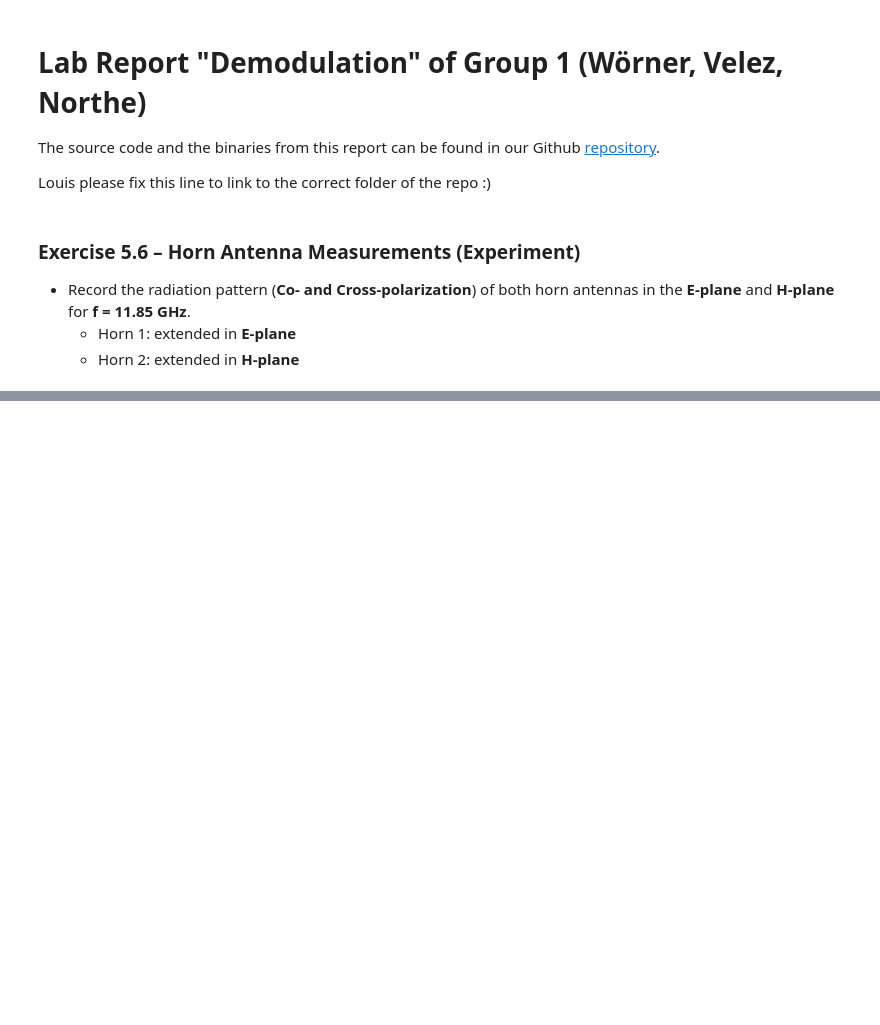
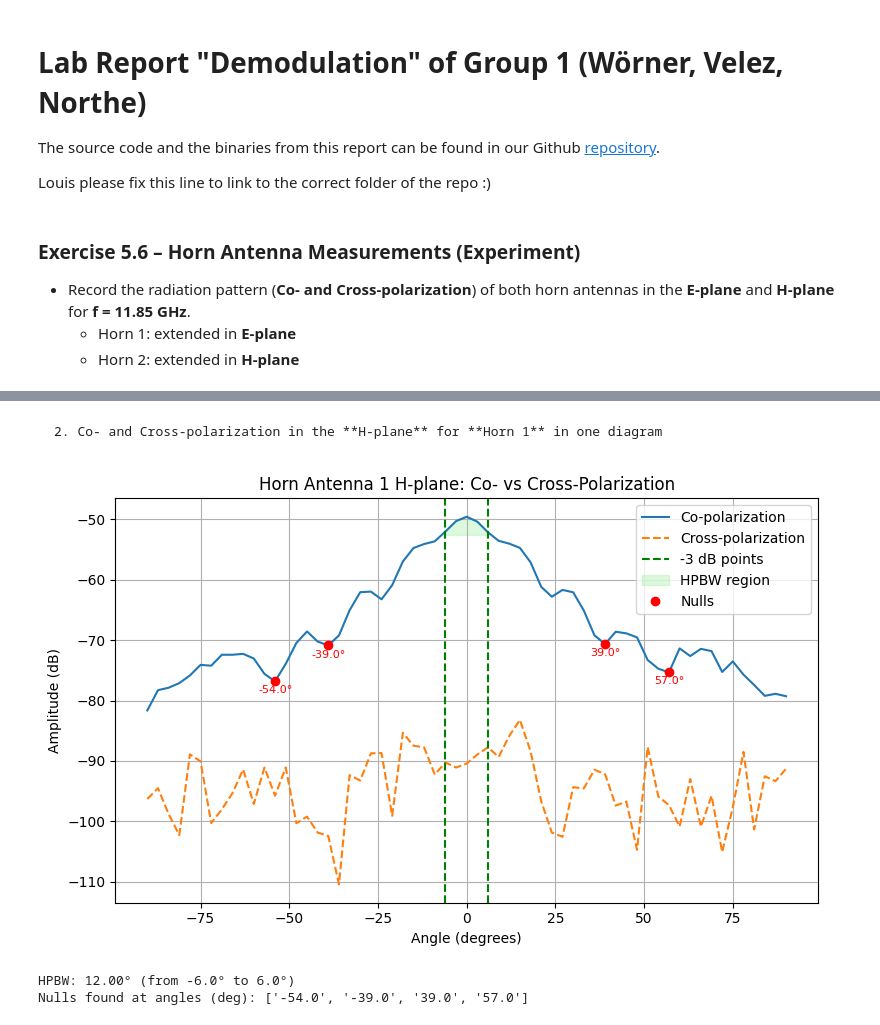
Before and after one commit to NortheLo/Microwave_Eng_Lab, a Jupyter notebook: Lab5_Antennas/Lab5_Antennas_Group1.ipynb, the cells around one changed output, grey strips where cells are left out. Saved outputs shown, nothing was run; the diff lists cells and outputs as text; code cells hidden in the pictures; blank space fills up the shorter version.

```diff
--- a/Lab5_Antennas/Lab5_Antennas_Group1.ipynb
+++ b/Lab5_Antennas/Lab5_Antennas_Group1.ipynb
@@ -89,0 +129,13 @@ plt.show()
+# %% [markdown]
+    2. Co- and Cross-polarization in the **H-plane** for **Horn 1** in one diagram
+# %%
+plot_polarizations(
+    'Microwave_lab_07_07_25/Measurement_Antennas/Uncalibrated/562_HornHplane_Co.mat',
+    'Microwave_lab_07_07_25/Measurement_Antennas/Uncalibrated/562_HornHplane_X.mat',
+    title="Horn Antenna 1 H-plane: Co- vs Cross-Polarization",
+    prominence=2
+)
+# %% [output]
+[figure, added]
+HPBW: 12.00° (from -6.0° to 6.0°)
+Nulls found at angles (deg): ['-54.0', '-39.0', '39.0', '57.0']
```
Also changed, not shown: parts of 14 cells of this notebook.
